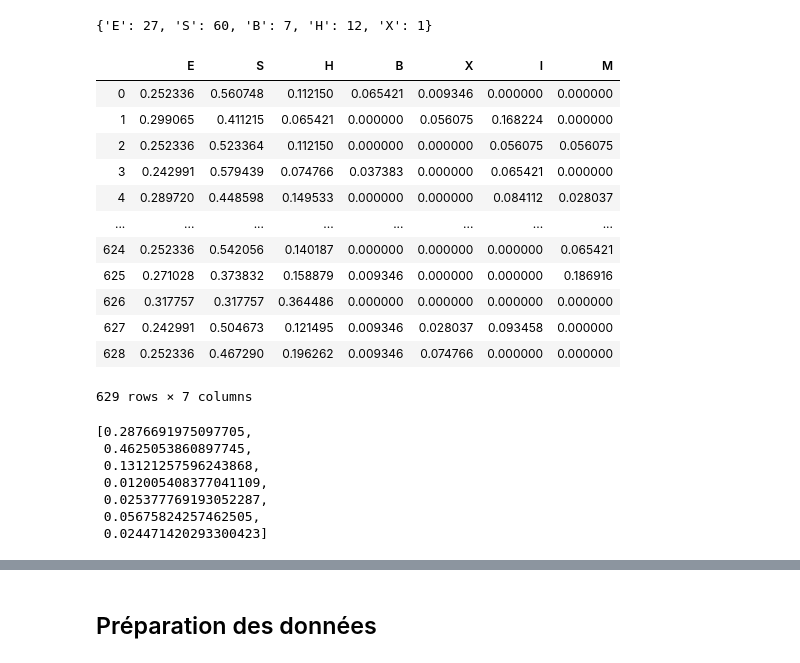
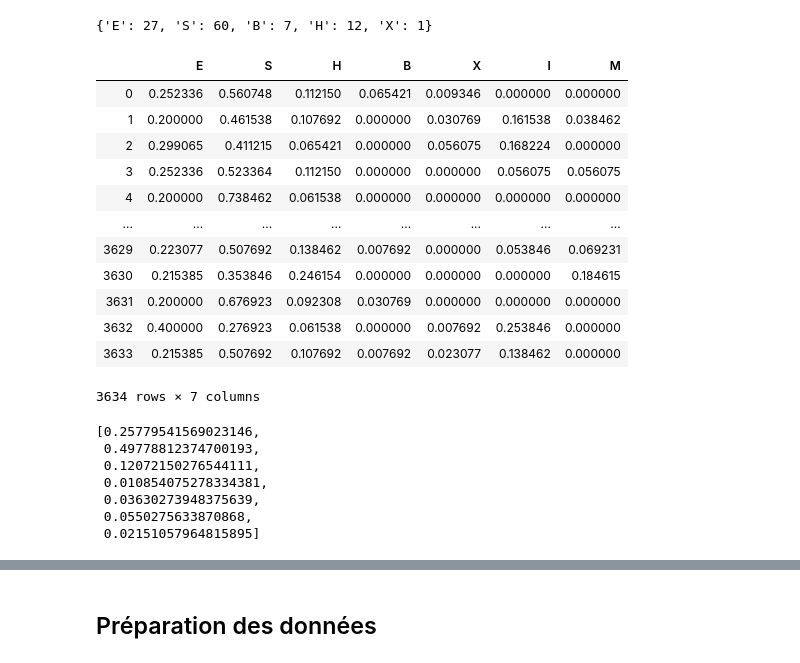
Before and after one commit to nromari/OpenVaccine_COVID19, a Jupyter notebook: Kaggle.ipynb, the cells around one changed output, grey strips where cells are left out. Cells and saved outputs as stored; diff of their text form; code cells hidden in the pictures.

```diff
--- a/Kaggle.ipynb
+++ b/Kaggle.ipynb
@@ -97,8 +97,8 @@ dtype: int64
 # %% [markdown]
 ### Les données de test
 # %%
-test = pd.read_json('test.json', lines=True)
-print('Test dimensions: ', test.shape)
+Test = pd.read_json('test.json', lines=True)
+print('Test dimensions: ', Test.shape)
 # %% [output]
 Test dimensions:  (3634, 7)
 # %%
@@ -537,13 +510,13 @@ dict(count(sample['sequence']))
 {'G': 22, 'A': 47, 'U': 18, 'C': 20}
 # %%
 bases = []
-for i in range(len(test_f)):
-    counts = dict(count(test_f.iloc[i]['sequence']))
+for i in range(len(Test)):
+    counts = dict(count(Test.iloc[i]['sequence']))
     bases.append((
-        counts['A'] / 107,
-        counts['G'] / 107,
-        counts['C'] / 107,
-        counts['U'] / 107
+        counts['A'] / Test.iloc[i]['seq_length'],
+        counts['G'] / Test.iloc[i]['seq_length'],
+        counts['C'] / Test.iloc[i]['seq_length'],
+        counts['U'] / Test.iloc[i]['seq_length']
     ))
 
 bases = pd.DataFrame(bases, columns=['A_percent', 'G_percent', 'C_percent', 'U_percent'])
@@ -599,12 +571,12 @@ dict(count(sample['structure']))
 {'.': 47, '(': 30, ')': 30}
 # %%
 unit = []
-for i in range(len(test_f)):
-    counts = dict(count(train_f.iloc[i]['structure']))
+for i in range(len(Test)):
+    counts = dict(count(Test.iloc[i]['structure']))
     unit.append((
-        counts['.'] / 107,
-        counts['('] / 107,
-        counts[')'] / 107,
+        counts['.'] / Test.iloc[i]['seq_length'],
+        counts['('] / Test.iloc[i]['seq_length'],
+        counts[')'] / Test.iloc[i]['seq_length'],
     ))
 
 unit = pd.DataFrame(unit, columns=['._percent', '(_percent', ')_percent'])
@@ -646,9 +617,9 @@ fig.show()
 # %%
 pairs_level_t = []
 
-for j in range(len(test_f)):
-    res = dict(count(test_f.iloc[j]['structure']))
-    pairs_level_t.append(res['('] / 53.5)
+for i in range(len(Test)):
+    res = dict(count(Test.iloc[i]['structure']))
+    pairs_level_t.append(res['('] / (z/2))
 
 pairs_level_t = pd.DataFrame(pairs_level_t, columns=['pairs_level'])
 pairs_level_t
@@ -691,33 +663,33 @@ dict(count(sample['predicted_loop_type']))
 {'E': 27, 'S': 60, 'B': 7, 'H': 12, 'X': 1}
 # %%
 loops = []
-for j in range(len(test_f)):
-    counts = dict(count(test_f.iloc[j]['predicted_loop_type']))
+for i in range(len(Test)):
+    counts = dict(count(Test.iloc[i]['predicted_loop_type']))
     available = ['E', 'S', 'H', 'B', 'X', 'I', 'M']
     row = []
     for item in available:
         try:
-            row.append(counts[item] / 107)
+            row.append(counts[item] / Test.iloc[i]['seq_length'])
         except:
             row.append(0)
     loops.append(row)
 
 loops = pd.DataFrame(loops, columns=available)
 loops
 # %% [output]
 |  | E | S | H | B | X | I | M |
 | 0 | 0.252336 | 0.560748 | 0.112150 | 0.065421 | 0.009346 | 0.000000 | 0.000000 |
-| 1 | 0.299065 | 0.411215 | 0.065421 | 0.000000 | 0.056075 | 0.168224 | 0.000000 |
-| 2 | 0.252336 | 0.523364 | 0.112150 | 0.000000 | 0.000000 | 0.056075 | 0.056075 |
-| 3 | 0.242991 | 0.579439 | 0.074766 | 0.037383 | 0.000000 | 0.065421 | 0.000000 |
-| 4 | 0.289720 | 0.448598 | 0.149533 | 0.000000 | 0.000000 | 0.084112 | 0.028037 |
+| 1 | 0.200000 | 0.461538 | 0.107692 | 0.000000 | 0.030769 | 0.161538 | 0.038462 |
+| 2 | 0.299065 | 0.411215 | 0.065421 | 0.000000 | 0.056075 | 0.168224 | 0.000000 |
+| 3 | 0.252336 | 0.523364 | 0.112150 | 0.000000 | 0.000000 | 0.056075 | 0.056075 |
+| 4 | 0.200000 | 0.738462 | 0.061538 | 0.000000 | 0.000000 | 0.000000 | 0.000000 |
 | ... | ... | ... | ... | ... | ... | ... | ... |
-| 624 | 0.252336 | 0.542056 | 0.140187 | 0.000000 | 0.000000 | 0.000000 | 0.065421 |
-| 625 | 0.271028 | 0.373832 | 0.158879 | 0.009346 | 0.000000 | 0.000000 | 0.186916 |
-| 626 | 0.317757 | 0.317757 | 0.364486 | 0.000000 | 0.000000 | 0.000000 | 0.000000 |
-| 627 | 0.242991 | 0.504673 | 0.121495 | 0.009346 | 0.028037 | 0.093458 | 0.000000 |
-| 628 | 0.252336 | 0.467290 | 0.196262 | 0.009346 | 0.074766 | 0.000000 | 0.000000 |
+| 3629 | 0.223077 | 0.507692 | 0.138462 | 0.007692 | 0.000000 | 0.053846 | 0.069231 |
+| 3630 | 0.215385 | 0.353846 | 0.246154 | 0.000000 | 0.000000 | 0.000000 | 0.184615 |
+| 3631 | 0.200000 | 0.676923 | 0.092308 | 0.030769 | 0.000000 | 0.000000 | 0.000000 |
+| 3632 | 0.400000 | 0.276923 | 0.061538 | 0.000000 | 0.007692 | 0.253846 | 0.000000 |
+| 3633 | 0.215385 | 0.507692 | 0.107692 | 0.007692 | 0.023077 | 0.138462 | 0.000000 |
-629 rows × 7 columns
+3634 rows × 7 columns
 # %%
 names = ['E', 'S', 'H', 'B', 'X', 'I', 'M']
 values = [mean(loops['E']), mean(loops['S']), mean(loops['H']), mean(loops['B']), mean(loops['X']),
@@ -725,12 +697,12 @@ values = [mean(loops['E']), mean(loops['S']), mean(loops['H']), mean(loops['B'])
 
 values
 # %% [output]
-[0.2876691975097705,
- 0.4625053860897745,
- 0.13121257596243868,
- 0.012005408377041109,
- 0.025377769193052287,
- 0.05675824257462505,
- 0.024471420293300423]
+[0.25779541569023146,
+ 0.49778812374700193,
+ 0.12072150276544111,
+ 0.010854075278334381,
+ 0.03630273948375639,
+ 0.0550275633870868,
+ 0.02151057964815895]
 # %%
 fig = px.bar(
```
Also changed, not shown: parts of 26 cells of this notebook.
